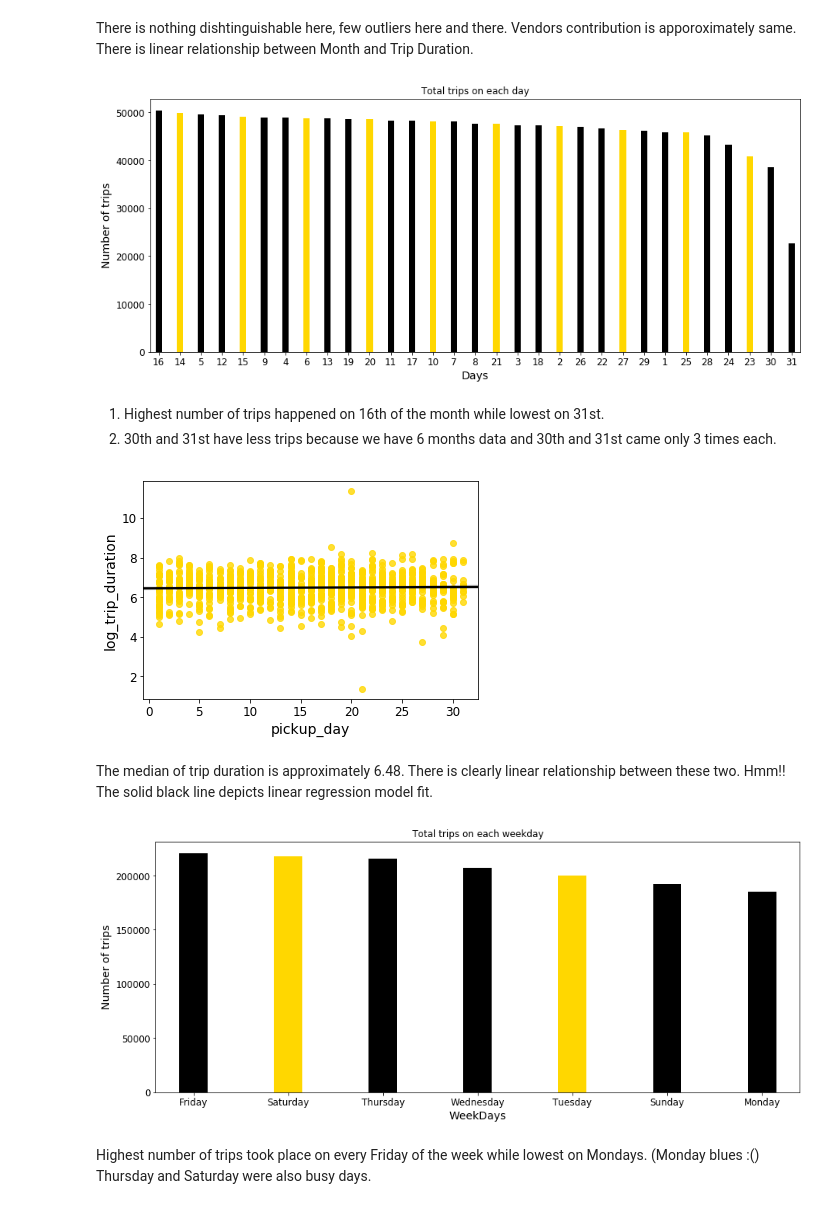
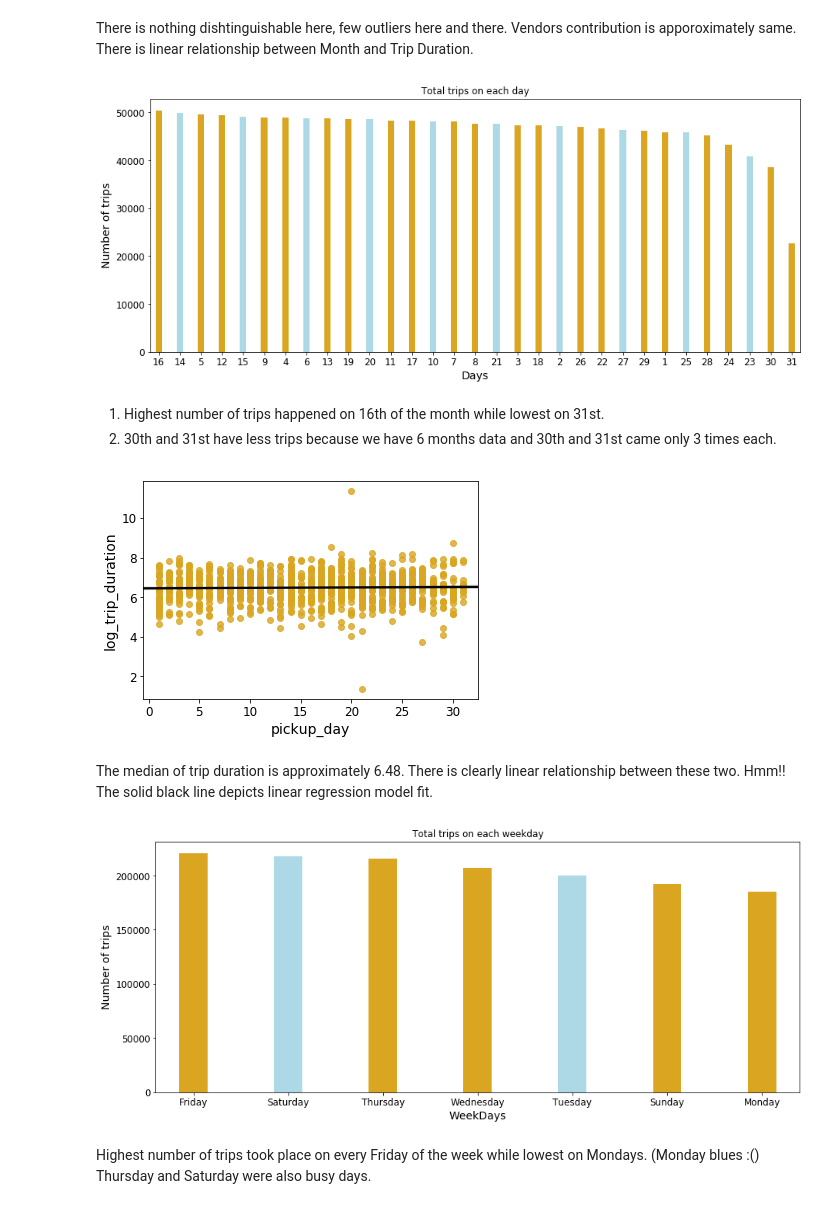
Before and after one commit to 181221/dat158ml-oblig2, a Jupyter notebook: taxi-trip.ipynb, the cells around one changed output. Saved outputs shown, nothing was run; the diff lists cells and outputs as text; code cells hidden in the pictures.

```diff
--- a/taxi-trip.ipynb
+++ b/taxi-trip.ipynb
@@ -361,33 +361,33 @@ sns.swarmplot(train.pickup_month[:1000],train.log_trip_duration[:1000],hue=train
 There is nothing dishtinguishable here, few outliers here and there. Vendors contribution is apporoximately same. There is linear relationship between Month and Trip Duration.
 # %%
 plt.figure(figsize=(15, 6))
-train.pickup_day.value_counts().plot(kind='bar',color=["black","gold"],align='center',width=0.3)
+train.pickup_day.value_counts().plot(kind='bar',color=["goldenrod","lightblue"],align='center',width=0.3)
 plt.xlabel("Days")
 plt.xticks(rotation='horizontal')
 plt.ylabel("Number of trips")
 plt.title("Total trips on each day");
 # %% [output]
-[figure, old version]
+[figure, new version]
 # %% [markdown]
 1. Highest number of trips happened on 16th of the month while lowest on 31st.
 2. 30th and 31st have less trips because we have 6 months data and 30th and 31st came only 3 times each.
 # %%
-sns.regplot(train.pickup_day[:1000],train.log_trip_duration[:1000],color='gold', line_kws={'color':'black'});
+sns.regplot(train.pickup_day[:1000],train.log_trip_duration[:1000],color='goldenrod', line_kws={'color':'black'});
 # %% [output]
-[figure, old version]
+[figure, new version]
 # %% [markdown]
 The median of trip duration is approximately 6.48. There is clearly linear relationship between these two. Hmm!! The solid black line depicts linear regression model fit.
 # %%
 train['pickup_weekday_name'] = train['pickup_datetime'].dt.weekday_name
 plt.figure(figsize=(15, 6))
-train.pickup_weekday_name.value_counts().plot(kind='bar',color=["black","gold"],align='center',width=0.3)
+train.pickup_weekday_name.value_counts().plot(kind='bar',color=["goldenrod","lightblue"],align='center',width=0.3)
 plt.xlabel("WeekDays")
 plt.xticks(rotation='horizontal')
 plt.ylabel("Number of trips")
 plt.title("Total trips on each weekday");
 train.drop('pickup_weekday_name',axis=1,inplace=True)
 # %% [output]
-[figure, old version]
+[figure, new version]
 # %% [markdown]
 Highest number of trips took place on every Friday of the week while lowest on Mondays. (Monday blues :() Thursday and Saturday were also busy days.
 # %%
```
Also changed, not shown: parts of 27 cells of this notebook.
